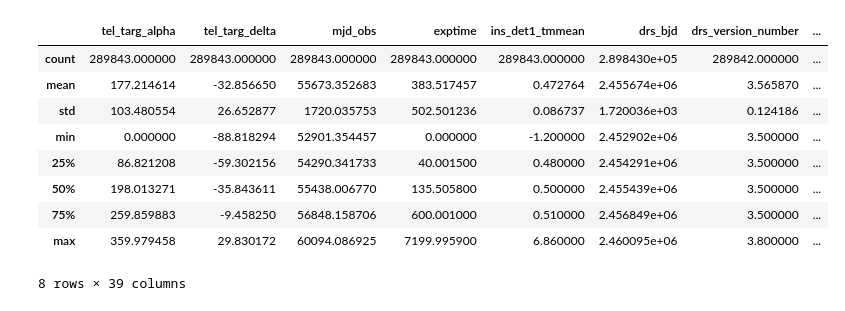
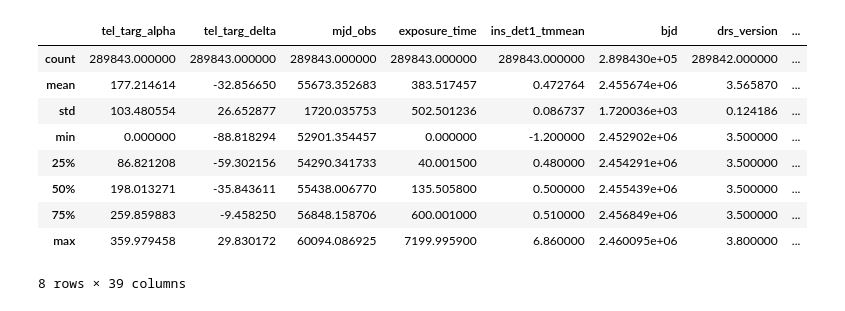
Before and after one commit to MaanavN/ML-Exoplanet-Detection-Research, a Jupyter notebook: data_prep.ipynb, the cells around one changed output. Cells and saved outputs as stored; diff of their text form; code cells hidden in the pictures.

```diff
--- a/data_prep.ipynb
+++ b/data_prep.ipynb
@@ -1,22 +1,31 @@
 # %%
 from astropy.io import fits
 import pandas as pd
 import os
 
-
-
 with fits.open('/kaggle/input/datasets/maanav0114/harps-n-dataset/ADP.2023-12-04T15_16_53.464.fits') as data:
     harps_df = pd.DataFrame(data[1].data)
 
 # Fix the big-endian to little-endian compiler issue
-harps_df.to_csv('/kaggle/working/temp.csv', index = False)
+harps_df.to_csv('/kaggle/working/temp.csv', index=False)
 del harps_df
 harps_df = pd.DataFrame(pd.read_csv('/kaggle/working/temp.csv'))
 os.remove('/kaggle/working/temp.csv')
 
+# Rename HARPS columns to a unified naming scheme that matches HIRES
+harps_df = harps_df.rename(columns={
+    'main_id_simbad': 'star_name',
+    'drs_bjd': 'bjd',
+    'drs_ccf_rvc': 'rv',
+    'drs_dvrms': 'rv_err',
+    'drs_snr': 'snr',
+    'exptime': 'exposure_time',
+    'drs_version_number': 'drs_version'
+})
+
 harps_df.describe()
 # %% [output]
-|  | tel_targ_alpha | tel_targ_delta | mjd_obs | exptime | ins_det1_tmmean | drs_bjd | drs_version_number | ... |
+|  | tel_targ_alpha | tel_targ_delta | mjd_obs | exposure_time | ins_det1_tmmean | bjd | drs_version | ... |
 | count | 289843.000000 | 289843.000000 | 289843.000000 | 289843.000000 | 289843.000000 | 2.898430e+05 | 289842.000000 | ... |
 | mean | 177.214614 | -32.856650 | 55673.352683 | 383.517457 | 0.472764 | 2.455674e+06 | 3.565870 | ... |
 | std | 103.480554 | 26.652877 | 1720.035753 | 502.501236 | 0.086737 | 1.720036e+03 | 0.124186 | ... |
```
Also changed, not shown: parts of 11 cells of this notebook, 2 other files.
